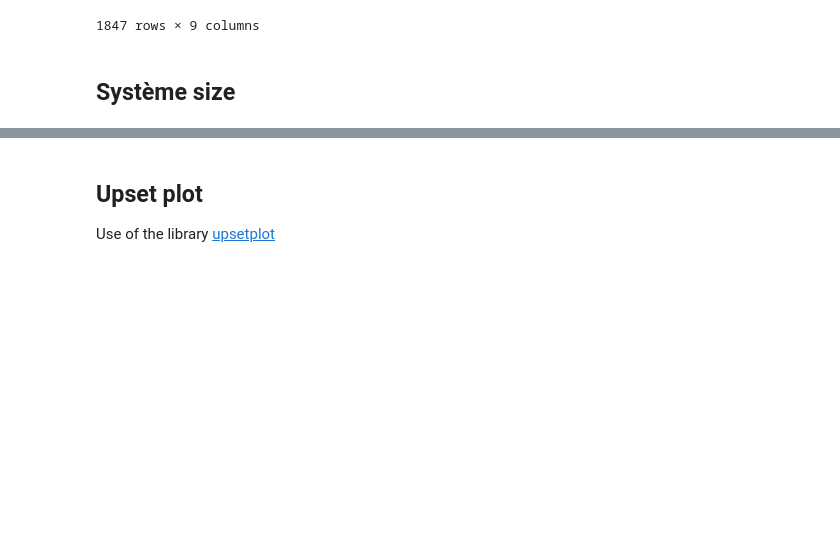
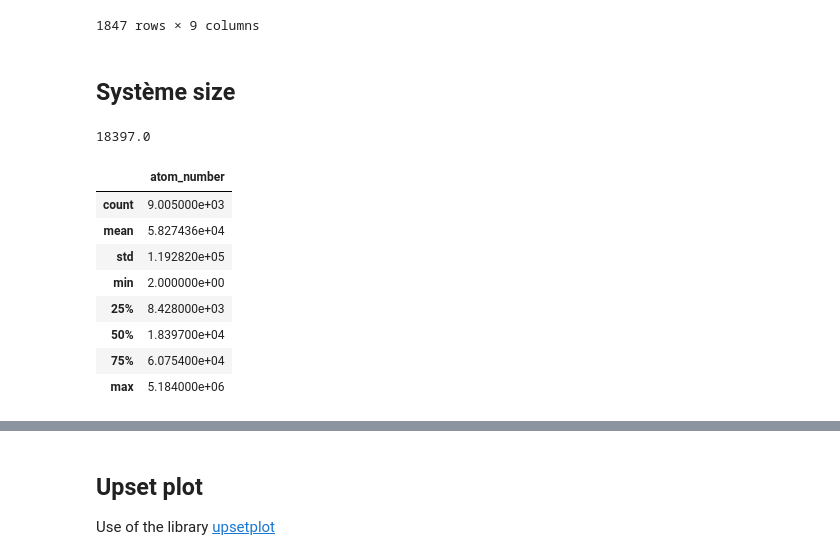
Before and after one commit to MDverse/mdws, a Jupyter notebook: notebooks/analyze_gromacs_gro_files.ipynb, the cells around one changed output, grey strips where cells are left out. Cells and saved outputs as stored; diff of their text form; code cells hidden in the pictures; blank space fills up the shorter version.

```diff
--- a/notebooks/analyze_gromacs_gro_files.ipynb
+++ b/notebooks/analyze_gromacs_gro_files.ipynb
@@ -63,4 +61,18 @@ gro_df.query('has_lipid==False').query('has_protein==False').query('has_nucleic=
 1847 rows × 9 columns
 # %% [markdown]
 ## Système size
+# %%
+print(gro_df["atom_number"].median())
+gro_df.describe()
+# %% [output]
+18397.0
+|  | atom_number |
+| count | 9.005000e+03 |
+| mean | 5.827436e+04 |
+| std | 1.192820e+05 |
+| min | 2.000000e+00 |
+| 25% | 8.428000e+03 |
+| 50% | 1.839700e+04 |
+| 75% | 6.075400e+04 |
+| max | 5.184000e+06 |
 # %%
```
Also changed, not shown: parts of 9 cells of this notebook, 1 other file.
